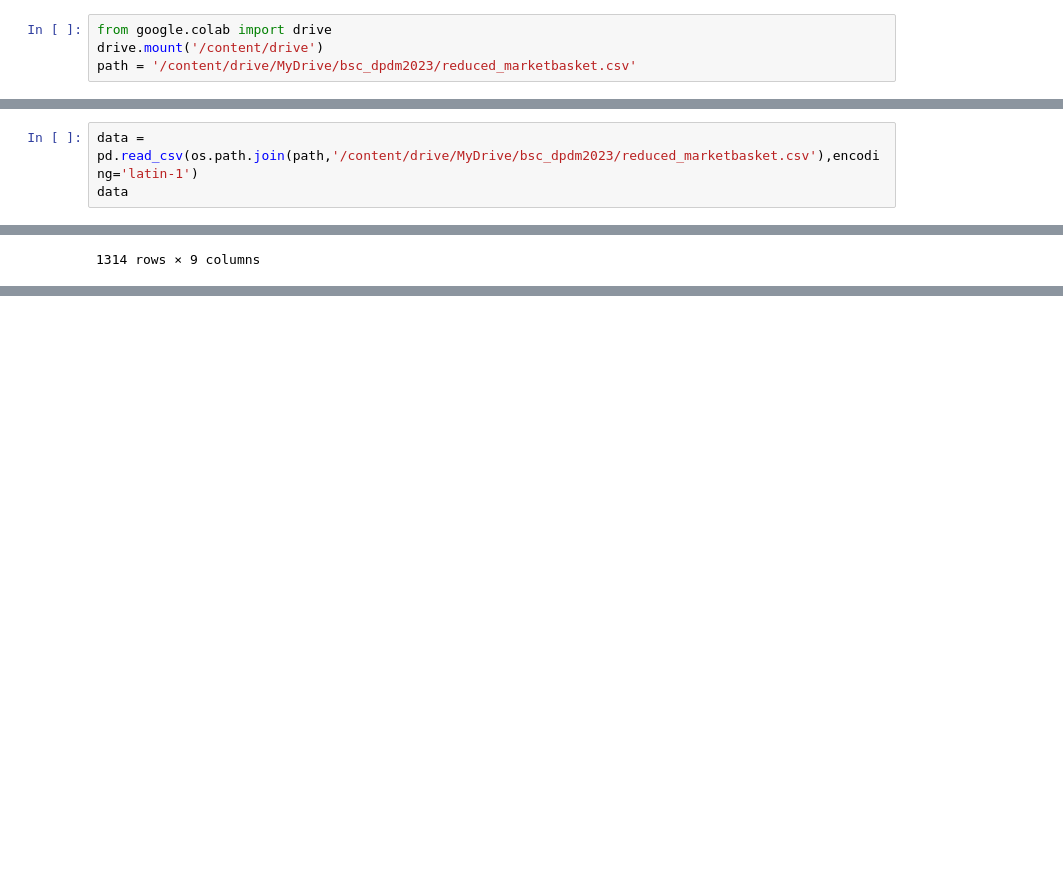
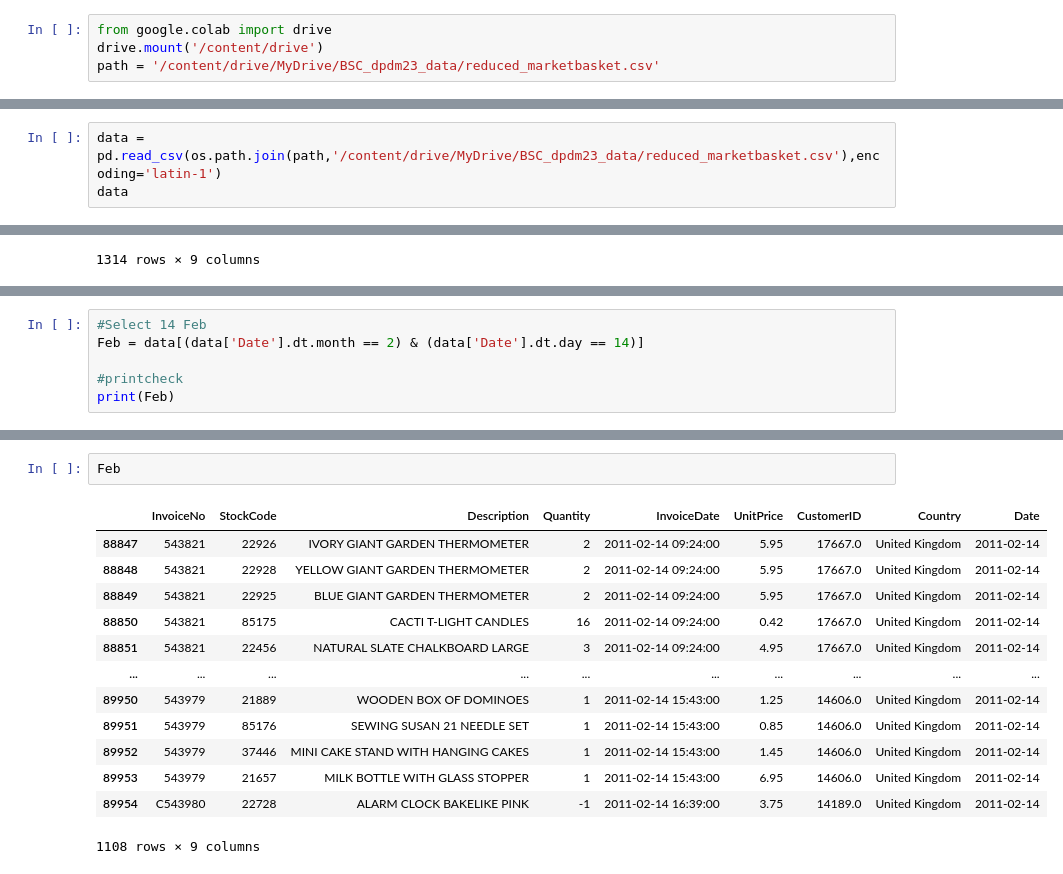
Before and after one commit to ChonChanokAng/BSC_DPDM23, a Jupyter notebook: Freq_HW1.ipynb, the cells around one changed output, grey strips where cells are left out. Saved outputs shown, nothing was run; the diff lists cells and outputs as text; blank space fills up the shorter version.

```diff
--- a/Freq_HW1.ipynb
+++ b/Freq_HW1.ipynb
@@ -11,11 +11,11 @@ Drive already mounted at /content/drive; to attempt to forcibly remount, call dr
 # %%
 from google.colab import drive
 drive.mount('/content/drive')
-path = '/content/drive/MyDrive/bsc_dpdm2023/reduced_marketbasket.csv'
+path = '/content/drive/MyDrive/BSC_dpdm23_data/reduced_marketbasket.csv'
 # %% [output]
 Drive already mounted at /content/drive; to attempt to forcibly remount, call drive.mount("/content/drive", force_remount=True).
 # %%
-data = pd.read_csv(os.path.join(path,'/content/drive/MyDrive/bsc_dpdm2023/reduced_marketbasket.csv'),encoding='latin-1')
+data = pd.read_csv(os.path.join(path,'/content/drive/MyDrive/BSC_dpdm23_data/reduced_marketbasket.csv'),encoding='latin-1')
 data
 # %% [output]
 |  | InvoiceNo | StockCode | Description | Quantity | InvoiceDate | UnitPrice | CustomerID | Country |
@@ -378,0 +392,6 @@ Asia #แบ่งทวีปเอเชีย
+# %%
+#Select 14 Feb
+Feb = data[(data['Date'].dt.month == 2) & (data['Date'].dt.day == 14)]
+
+#printcheck
+print(Feb)
@@ -378,0 +416,16 @@ Asia #แบ่งทวีปเอเชีย
+# %%
+Feb
+# %% [output]
+|  | InvoiceNo | StockCode | Description | Quantity | InvoiceDate | UnitPrice | CustomerID | Country | Date |
+| 88847 | 543821 | 22926 | IVORY GIANT GARDEN THERMOMETER | 2 | 2011-02-14 09:24:00 | 5.95 | 17667.0 | United Kingdom | 2011-02-14 |
+| 88848 | 543821 | 22928 | YELLOW GIANT GARDEN THERMOMETER | 2 | 2011-02-14 09:24:00 | 5.95 | 17667.0 | United Kingdom | 2011-02-14 |
+| 88849 | 543821 | 22925 | BLUE GIANT GARDEN THERMOMETER | 2 | 2011-02-14 09:24:00 | 5.95 | 17667.0 | United Kingdom | 2011-02-14 |
+| 88850 | 543821 | 85175 | CACTI T-LIGHT CANDLES | 16 | 2011-02-14 09:24:00 | 0.42 | 17667.0 | United Kingdom | 2011-02-14 |
+| 88851 | 543821 | 22456 | NATURAL SLATE CHALKBOARD LARGE | 3 | 2011-02-14 09:24:00 | 4.95 | 17667.0 | United Kingdom | 2011-02-14 |
+| ... | ... | ... | ... | ... | ... | ... | ... | ... | ... |
+| 89950 | 543979 | 21889 | WOODEN BOX OF DOMINOES | 1 | 2011-02-14 15:43:00 | 1.25 | 14606.0 | United Kingdom | 2011-02-14 |
+| 89951 | 543979 | 85176 | SEWING SUSAN 21 NEEDLE SET | 1 | 2011-02-14 15:43:00 | 0.85 | 14606.0 | United Kingdom | 2011-02-14 |
+| 89952 | 543979 | 37446 | MINI CAKE STAND WITH HANGING CAKES | 1 | 2011-02-14 15:43:00 | 1.45 | 14606.0 | United Kingdom | 2011-02-14 |
+| 89953 | 543979 | 21657 | MILK BOTTLE WITH GLASS STOPPER | 1 | 2011-02-14 15:43:00 | 6.95 | 14606.0 | United Kingdom | 2011-02-14 |
+| 89954 | C543980 | 22728 | ALARM CLOCK BAKELIKE PINK | -1 | 2011-02-14 16:39:00 | 3.75 | 14189.0 | United Kingdom | 2011-02-14 |
+1108 rows × 9 columns
```
Also changed, not shown: parts of 7 cells of this notebook.
